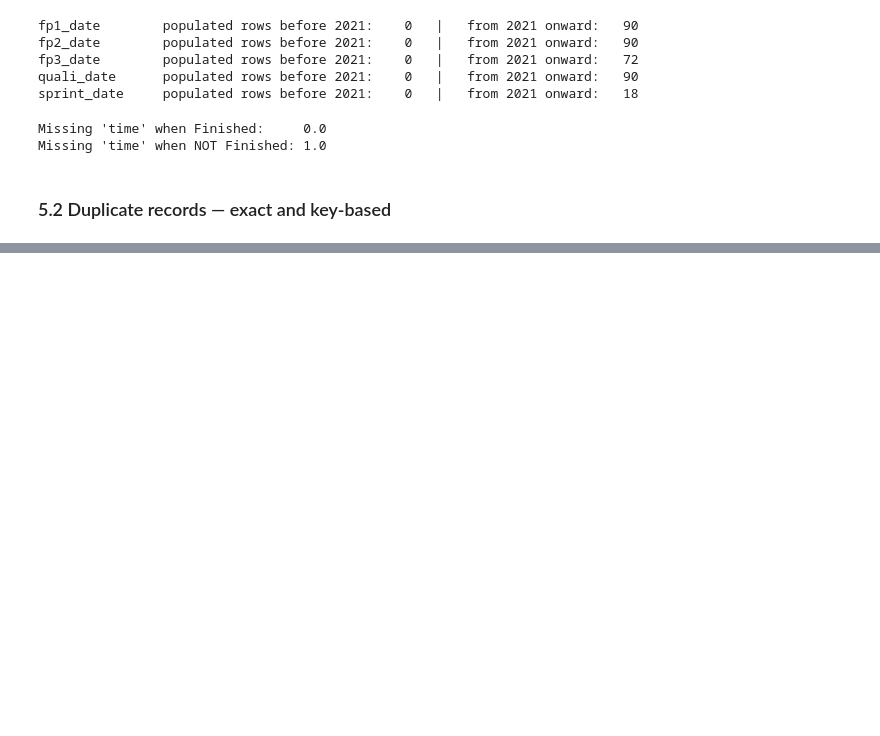
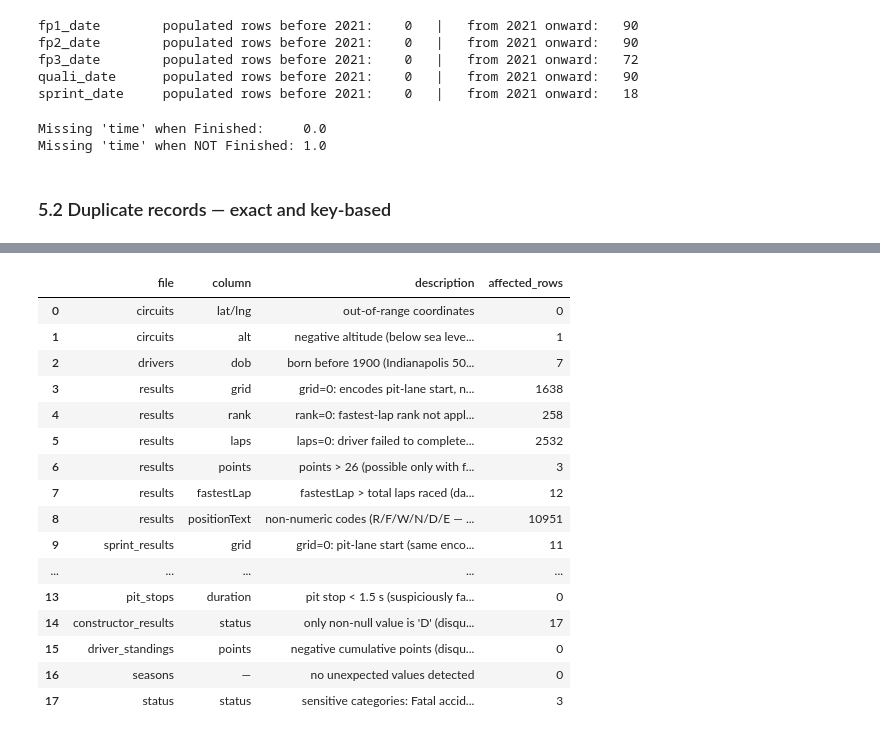
Before and after one commit to Phuwasinn/Internship, a Jupyter notebook: Day_8/data_exploration.ipynb, the cells around one changed output, grey strips where cells are left out. Drawn from its saved outputs; the diff is of its cells as text; code cells hidden in the pictures; blank space fills up the shorter version.

```diff
--- a/Day_8/data_exploration.ipynb
+++ b/Day_8/data_exploration.ipynb
@@ -218,0 +444,100 @@ pd.DataFrame(dup_results)
+# %%
+import re
+
+unexpected_findings = []
+
+def flag(file, col, description, count):
+    unexpected_findings.append({
+        "file": file, "column": col,
+        "description": description, "affected_rows": count
+    })
+
+# Circuits
+c = dfs["circuits"]
+flag("circuits", "lat/lng", "out-of-range coordinates",
+     len(c[(c.lat < -90)|(c.lat > 90)|(c.lng < -180)|(c.lng > 180)]))
+flag("circuits", "alt", "negative altitude (below sea level — real, not an error)",
+     len(c[c["alt"] < 0]))
+
+# Drivers
+d = dfs["drivers"].copy()
+d["dob_dt"] = pd.to_datetime(d["dob"], errors="coerce")
+flag("drivers", "dob", "born before 1900 (Indianapolis 500 invitees, pre-F1 era)",
+     len(d[d["dob_dt"] < "1900-01-01"]))
+
+# Results
+res = dfs["results"]
+flag("results", "grid", "grid=0: encodes pit-lane start, not a real grid slot",
+     len(res[res["grid"] == 0]))
+flag("results", "rank", "rank=0: fastest-lap rank not applicable (driver retired early)",
+     len(res[res["rank"] == 0]))
+flag("results", "laps", "laps=0: driver failed to complete any lap",
+     len(res[res["laps"] == 0]))
+flag("results", "points", "points > 26 (possible only with fastest-lap bonus)",
+     len(res[res["points"] > 26]))
+flag("results", "fastestLap", "fastestLap > total laps raced (data inconsistency)",
+     len(res[res["fastestLap"].notna() & res["laps"].notna() & (res["fastestLap"] > res["laps"])]))
+non_numeric_pos = res[~res["positionText"].str.match(r"^\d+$", na=False)]
+flag("results", "positionText", "non-numeric codes (R/F/W/N/D/E — see §5.4 note)",
+     len(non_numeric_pos))
+
+# Sprint_results
+sr = dfs["sprint_results"]
+flag("sprint_results", "grid", "grid=0: pit-lane start (same encoding as results)",
+     len(sr[sr["grid"] == 0]))
+
+# Qualifying
+q = dfs["qualifying"]
+weird_q1 = q[q["q1"].notna() & ~q["q1"].str.match(r"^\d+:\d+\.\d+$", na=False)]
+flag("qualifying", "q1", "unexpected time format (not mm:ss.sss)", len(weird_q1))
+
+# Lap_times
+lt = dfs["lap_times"]
+flag("lap_times", "milliseconds", "suspiciously long lap (>5 min = 300,000 ms — safety car?)",
+     len(lt[lt["milliseconds"] > 300_000]))
+
+# Pit_stops
+ps = dfs["pit_stops"].copy()
+ps["dur_num"] = pd.to_numeric(ps["duration"], errors="coerce")
+flag("pit_stops", "duration", "pit stop > 60 s (extremely long — likely a drive-through penalty)",
+     len(ps[ps["dur_num"] > 60]))
+flag("pit_stops", "duration", "pit stop < 1.5 s (suspiciously fast — possible data entry error)",
+     len(ps[ps["dur_num"] < 1.5]))
+
+# constructor_results
+cr = dfs["constructor_results"]
+flag("constructor_results", "status", "only non-null value is 'D' (disqualified); 99.9% missing",
+     cr["status"].notna().sum())
+
+# driver_standings / constructor_standings
+ds = dfs["driver_standings"]
+flag("driver_standings", "points", "negative cumulative points (disqualification deduction?)",
+     len(ds[ds["points"] < 0]))
+
+# seasons
+flag("seasons", "—", "no unexpected values detected", 0)
+
+# status
+st = dfs["status"]
+flag("status", "status", "sensitive categories: Fatal accident / Injured",
+     len(st[st["status"].isin(["Fatal accident","Injured","Eye injury"])]))
+
+pd.DataFrame(unexpected_findings)
+# %% [output]
+|  | file | column | description | affected_rows |
+| 0 | circuits | lat/lng | out-of-range coordinates | 0 |
+| 1 | circuits | alt | negative altitude (below sea leve... | 1 |
+| 2 | drivers | dob | born before 1900 (Indianapolis 50... | 7 |
+| 3 | results | grid | grid=0: encodes pit-lane start, n... | 1638 |
+| 4 | results | rank | rank=0: fastest-lap rank not appl... | 258 |
+| 5 | results | laps | laps=0: driver failed to complete... | 2532 |
+| 6 | results | points | points > 26 (possible only with f... | 3 |
+| 7 | results | fastestLap | fastestLap > total laps raced (da... | 12 |
+| 8 | results | positionText | non-numeric codes (R/F/W/N/D/E — ... | 10951 |
+| 9 | sprint_results | grid | grid=0: pit-lane start (same enco... | 11 |
+| ... | ... | ... | ... | ... |
+| 13 | pit_stops | duration | pit stop < 1.5 s (suspiciously fa... | 0 |
+| 14 | constructor_results | status | only non-null value is 'D' (disqu... | 17 |
+| 15 | driver_standings | points | negative cumulative points (disqu... | 0 |
+| 16 | seasons | — | no unexpected values detected | 0 |
+| 17 | status | status | sensitive categories: Fatal accid... | 3 |
```
Also changed, not shown: parts of 24 cells of this notebook, 2 other files.
